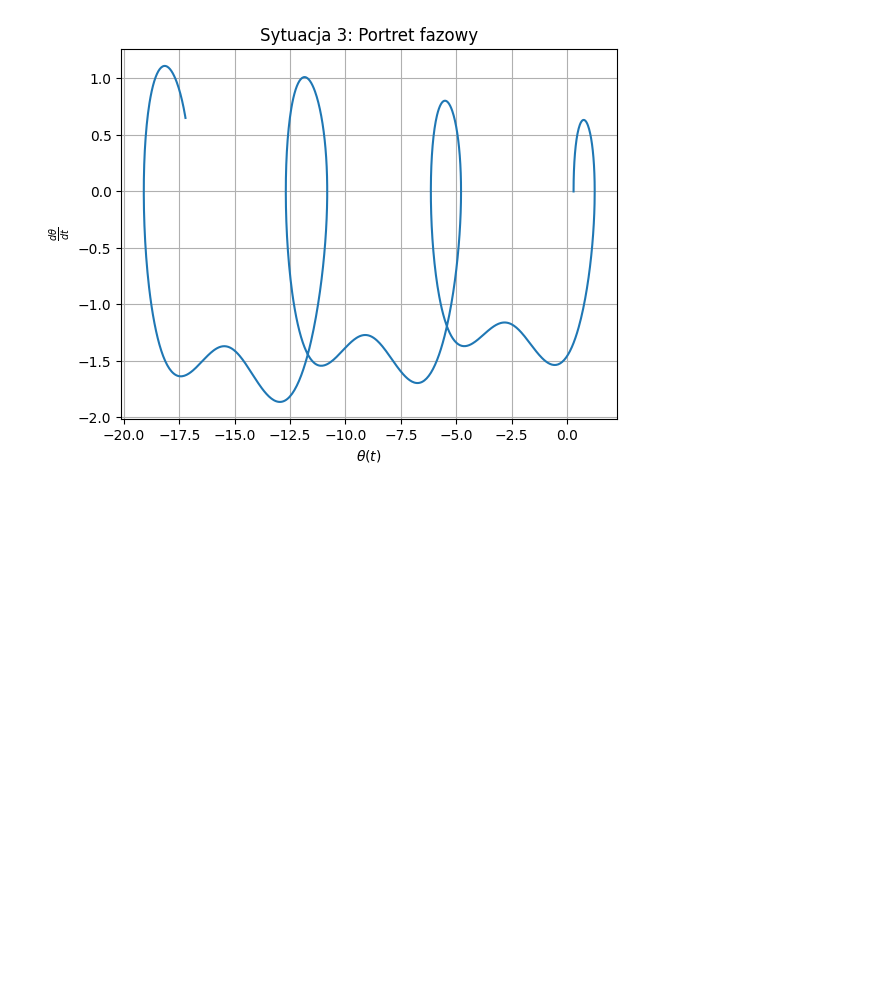
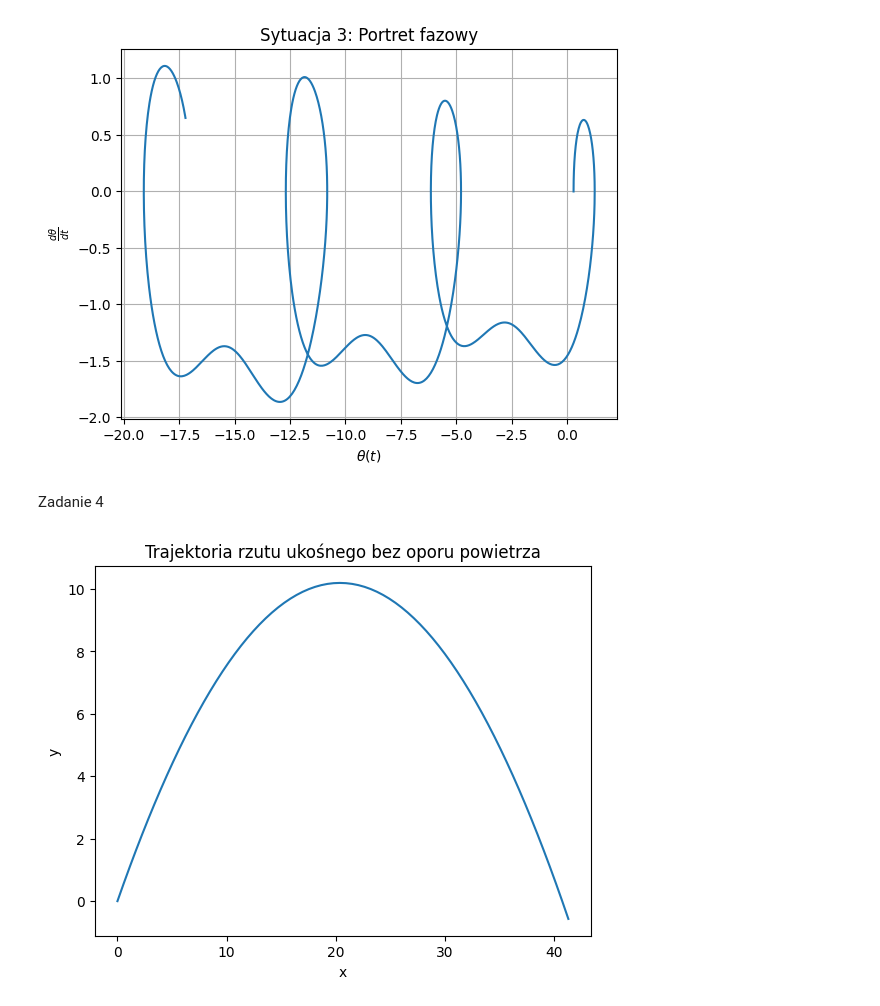
Before and after one commit to rafglo/Metody-numeryczne, a Jupyter notebook: lista7.ipynb, the cells around one changed output. Drawn from its saved outputs; the diff is of its cells as text; code cells hidden in the pictures; blank space fills up the shorter version.

```diff
--- a/lista7.ipynb
+++ b/lista7.ipynb
@@ -236,3 +236,34 @@ plt.xlabel("$\\theta(t)$")
 plt.show()
 # %% [output]
 [figure]
+# %% [markdown]
+Zadanie 4
+# %%
+def projectile_motion_no_drag(v_0, alpha, t_max, n_steps):
+    ts = np.linspace(0, t_max, n_steps)
+    ys = [0]
+    xs = [0]
+    vy = v_0 * np.sin(np.deg2rad(alpha))
+    vx = v_0 * np.cos(np.deg2rad(alpha))
+    for t in ts:
+        if ys[-1] < 0:
+            return xs, ys
+        else:
+            ys.append(vy * t - 1/2 * 9.81 * t**2)
+            xs.append(vx * t)
+    return xs, ys
+# %%
+v_0 = 20
+alpha = 45
+t_max = 40
+n_steps = 1000
+# %%
+xs, ys = projectile_motion_no_drag(v_0, alpha, t_max, n_steps)
+# %%
+plt.plot(xs, ys)
+plt.xlabel("x")
+plt.ylabel("y")
+plt.title("Trajektoria rzutu ukośnego bez oporu powietrza")
+plt.show()
+# %% [output]
+[figure, added]
```
Also changed, not shown: parts of 9 cells of this notebook.
